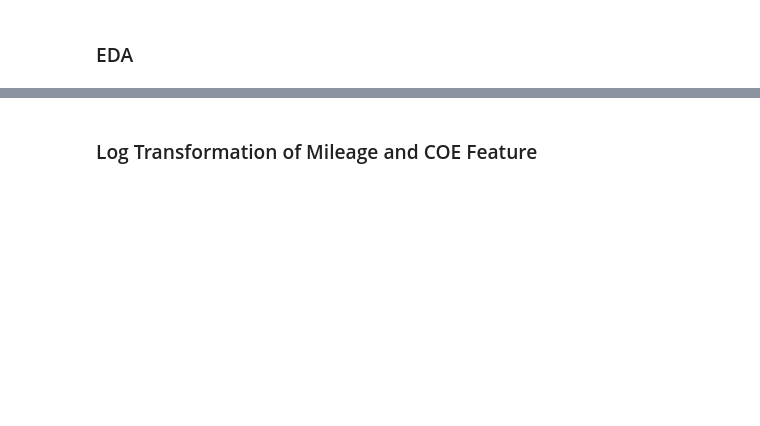
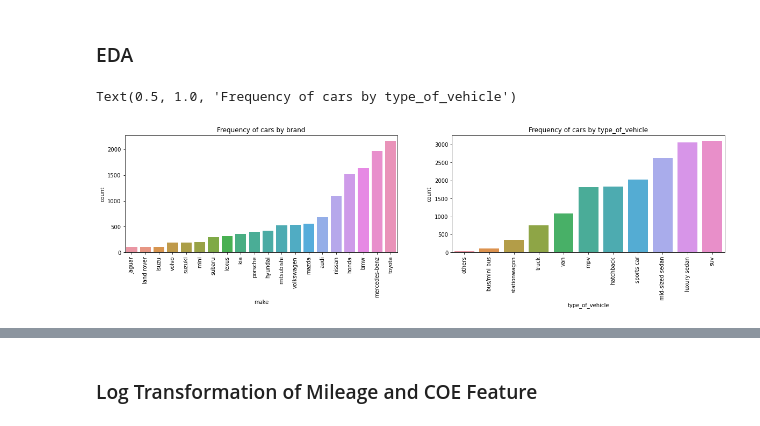
Before and after one commit to KrishnaKumarHariprasannan/cs5228-kpp, a Jupyter notebook: notebooks/eda.ipynb, the cells around one changed output, grey strips where cells are left out. Cells and saved outputs as stored; diff of their text form; code cells hidden in the pictures; blank space fills up the shorter version.

```diff
--- a/notebooks/eda.ipynb
+++ b/notebooks/eda.ipynb
@@ -74,17 +133,28 @@ sns.distplot(train['coe'],color="y")
 # %% [markdown]
 ### EDA
 # %%
-plt.figure(figsize=(20,4))
+plt.figure(figsize=(20, 4))
 
-temp = train.groupby("make").count()['model'].reset_index()
-temp = temp[temp.model>100].make.values
-plt.subplot(1,2,1)
-sns.countplot(x="make", data=train[train.make.isin(temp)],order = train[train.make.isin(temp)].make.value_counts(ascending=True).index)
+temp = train.groupby("make").count()["model"].reset_index()
+temp = temp[temp.model > 100].make.values
+plt.subplot(1, 2, 1)
+sns.countplot(
+    x="make",
+    data=train[train.make.isin(temp)],
+    order=train[train.make.isin(temp)].make.value_counts(ascending=True).index,
+)
 plt.xticks(rotation=90)
 plt.title("Frequency of cars by brand")
 
-plt.subplot(1,2,2)
-sns.countplot(x="type_of_vehicle", data=train, order = train.type_of_vehicle.value_counts(ascending=True).index)
+plt.subplot(1, 2, 2)
+sns.countplot(
+    x="type_of_vehicle",
+    data=train,
+    order=train.type_of_vehicle.value_counts(ascending=True).index,
+)
 plt.xticks(rotation=90)
 plt.title("Frequency of cars by type_of_vehicle")
+# %% [output]
+Text(0.5, 1.0, 'Frequency of cars by type_of_vehicle')
+[figure, added]
 # %%
```
Also changed, not shown: parts of 13 cells of this notebook, 13 other files.
